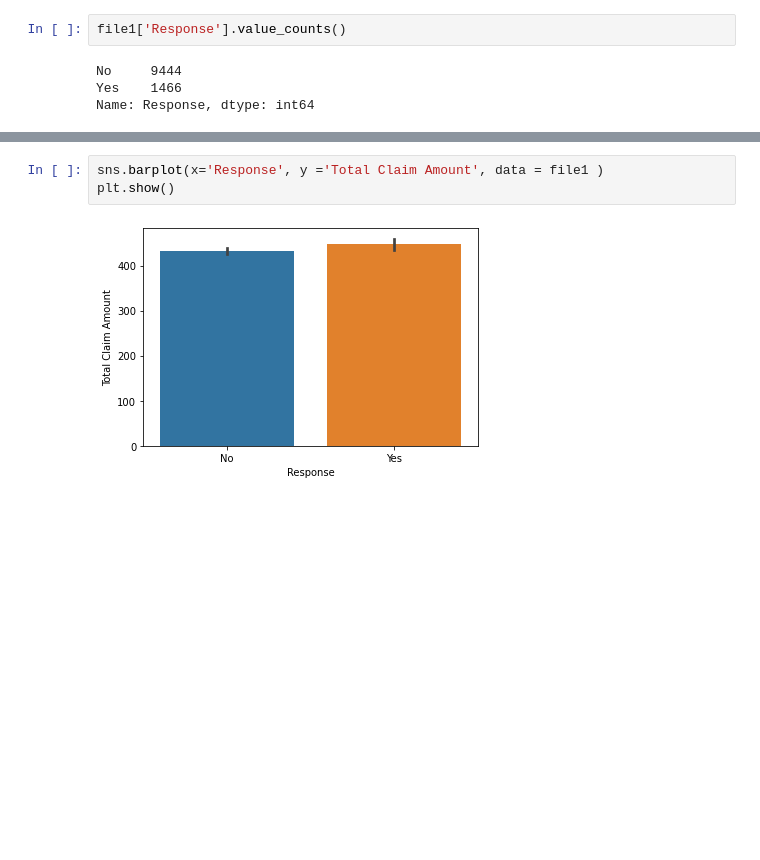
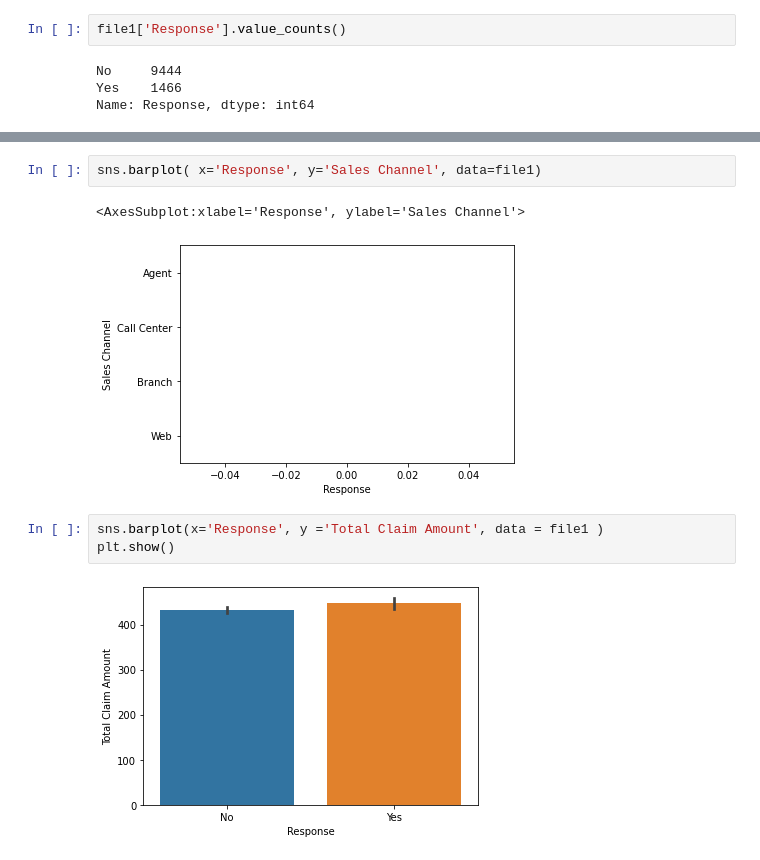
Before and after one commit to begumerdem/lab-customer-analysis-round-2, a Jupyter notebook: files_for_lab/csv_files/round2.ipynb, the cells around one changed output, grey strips where cells are left out. Saved outputs shown, nothing was run; the diff lists cells and outputs as text; blank space fills up the shorter version.

```diff
--- a/files_for_lab/csv_files/round2.ipynb
+++ b/files_for_lab/csv_files/round2.ipynb
@@ -256,3 +258,8 @@ sns.countplot( x='Response', hue='Sales Channel', data=file1)
+# %%
+sns.barplot( x='Response', y='Sales Channel', data=file1)
+# %% [output]
+<AxesSubplot:xlabel='Response', ylabel='Sales Channel'>
+[figure, added]
 # %%
 sns.barplot(x='Response', y ='Total Claim Amount', data = file1 )
 plt.show()
```
Also changed, not shown: parts of 24 cells of this notebook.
